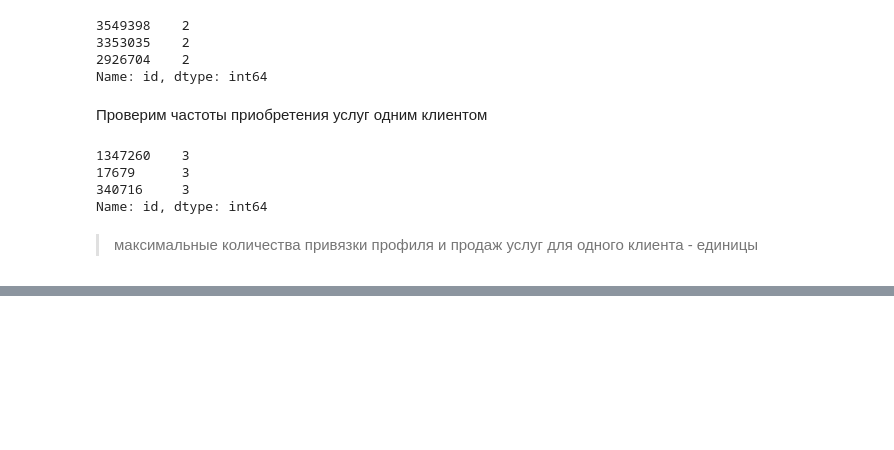
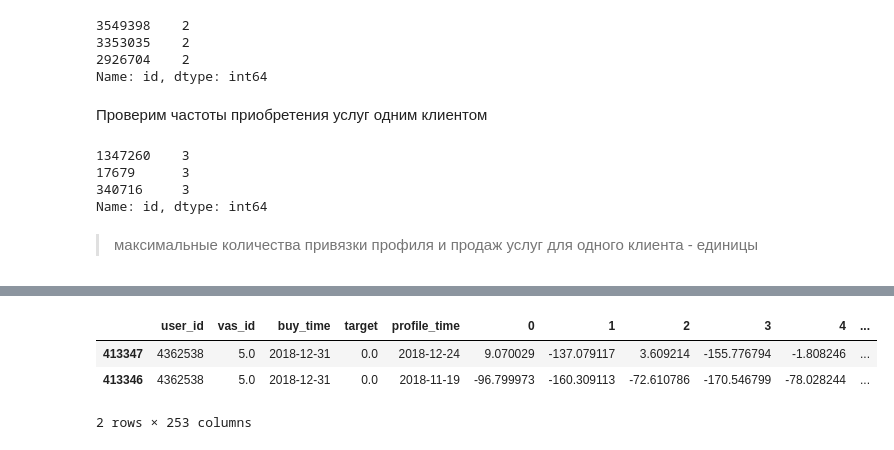
Before and after one commit to alex-chin/gb_megafone1, a Jupyter notebook: Project/megafone_offer_service.ipynb, the cells around one changed output, grey strips where cells are left out. Drawn from its saved outputs; the diff is of its cells as text; code cells hidden in the pictures; blank space fills up the shorter version.

```diff
--- a/Project/megafone_offer_service.ipynb
+++ b/Project/megafone_offer_service.ipynb
@@ -755,0 +848,7 @@ fd_35.groupby(['id', 'vas_id','buy_time_x']).buy_time_y.agg(maxbuy  = 'max')
+# %%
+all_deals[all_deals.user_id == 4362538]
+# %% [output]
+|  | user_id | vas_id | buy_time | target | profile_time | 0 | 1 | 2 | 3 | 4 | ... |
+| 413347 | 4362538 | 5.0 | 2018-12-31 | 0.0 | 2018-12-24 | 9.070029 | -137.079117 | 3.609214 | -155.776794 | -1.808246 | ... |
+| 413346 | 4362538 | 5.0 | 2018-12-31 | 0.0 | 2018-11-19 | -96.799973 | -160.309113 | -72.610786 | -170.546799 | -78.028244 | ... |
+2 rows × 253 columns
```
Also changed, not shown: parts of 63 cells of this notebook.
